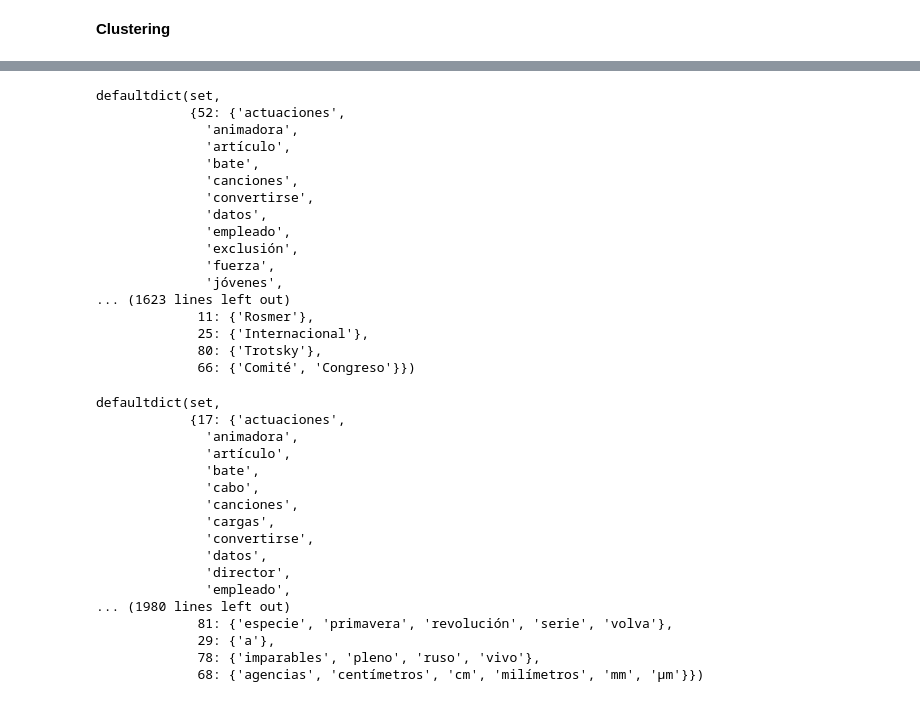
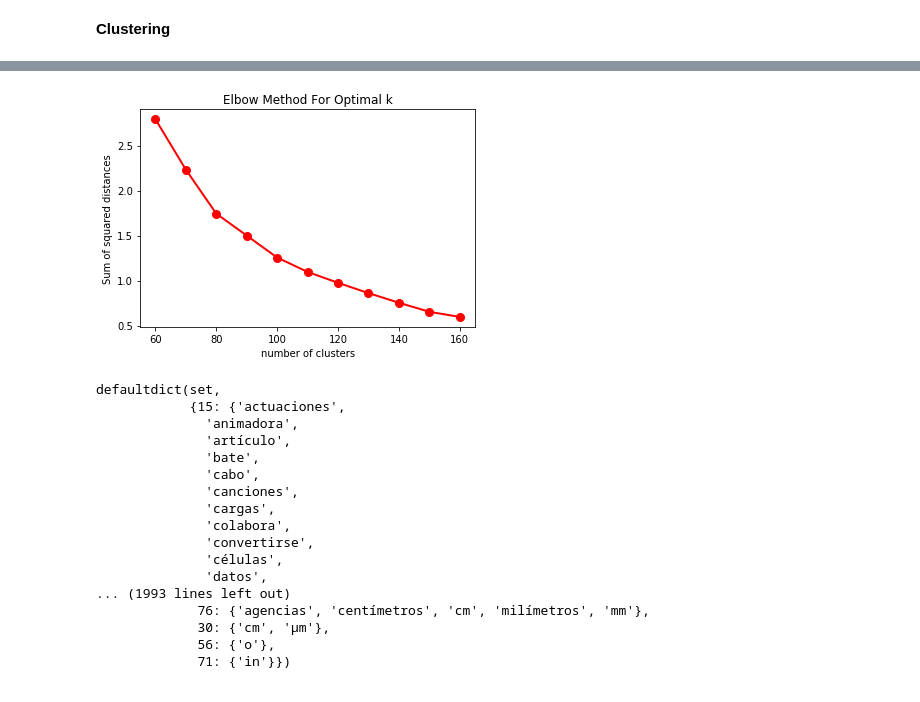
Before and after one commit to agusmdev/text-mining, a Jupyter notebook: src/objetivo_1/clustering.ipynb, the cells around one changed output, grey strips where cells are left out. Saved outputs shown, nothing was run; the diff lists cells and outputs as text; code cells hidden in the pictures.

Commit message:
organizacion de codigo y metodo elbow

```diff
--- a/src/objetivo_1/clustering.ipynb
+++ b/src/objetivo_1/clustering.ipynb
@@ -125,0 +100,14 @@ def clustering(v, n_clusters, n_iter):
+# %%
+def elbowMethod(ka, kb, v_rd):
+    Sum_of_squared_distances = []
+    K = range(ka, kb, 10)
+    for k in tqdm(K):
+        km = KMeans(n_clusters=k)
+        km = km.fit(v_rd)
+        Sum_of_squared_distances.append(km.inertia_)
+
+    plt.plot(K, Sum_of_squared_distances, 'ro-', markersize=8, lw=2)
+    plt.xlabel('number of clusters')
+    plt.ylabel('Sum of squared distances')
+    plt.title('Elbow Method For Optimal k')
+    plt.show()
@@ -148,20 +120,0 @@ for idc, word in c:
-# %%
-clusters
-# %% [output]
-defaultdict(set,
-            {52: {'actuaciones',
-              'animadora',
-              'artículo',
-              'bate',
-              'canciones',
-              'convertirse',
-              'datos',
-              'empleado',
-              'exclusión',
-              'fuerza',
-              'jóvenes',
-... (1623 lines left out)
-             11: {'Rosmer'},
-             25: {'Internacional'},
-             80: {'Trotsky'},
-             66: {'Comité', 'Congreso'}})
@@ -171,28 +124,41 @@ with open(r"../pickles/clustersOLDFEAT.pkl", "wb") as fd:
+# %%
+# selection features for vectorize, only 200 docs
+to_vectorize, words = featuresDic(tokenizers[:200])
+# vectorize features
+vectors = vectorizer(to_vectorize)
+# dimensionality reduction
+vectors_dr = reductionDim(vectors, 6, 20)
+# %%
+elbowMethod(60, 170, vectors_dr)
+# %% [output]
+[figure, added]
 # %%
-to_v, w = featuresDic(tokenizers[:200])
-xl = vectorizer(to_v)
-v_rd = reductionDim(xl, 6, 10)
-kmeans, labels = clustering(v_rd, 82, 230)
-c = list(zip(labels, w))
+# clustering
+kmeans, labels = clustering(vectors_dr, 82, 250)
+# associate each word with its label
+c = list(zip(labels, words))
+
 clusters = defaultdict(set)
 for idc, word in c:
     clusters[idc].add(word)
+
+# show clusters
 clusters
 # %% [output]
 defaultdict(set,
-            {17: {'actuaciones',
+            {15: {'actuaciones',
               'animadora',
               'artículo',
               'bate',
               'cabo',
               'canciones',
               'cargas',
+              'colabora',
               'convertirse',
+              'células',
               'datos',
-              'director',
-              'empleado',
-... (1980 lines left out)
-             81: {'especie', 'primavera', 'revolución', 'serie', 'volva'},
-             29: {'a'},
-             78: {'imparables', 'pleno', 'ruso', 'vivo'},
-             68: {'agencias', 'centímetros', 'cm', 'milímetros', 'mm', 'µm'}})
+... (1993 lines left out)
+             76: {'agencias', 'centímetros', 'cm', 'milímetros', 'mm'},
+             30: {'cm', 'µm'},
+             56: {'o'},
+             71: {'in'}})
```
Also changed, not shown: parts of 23 cells of this notebook, 4 other files.
